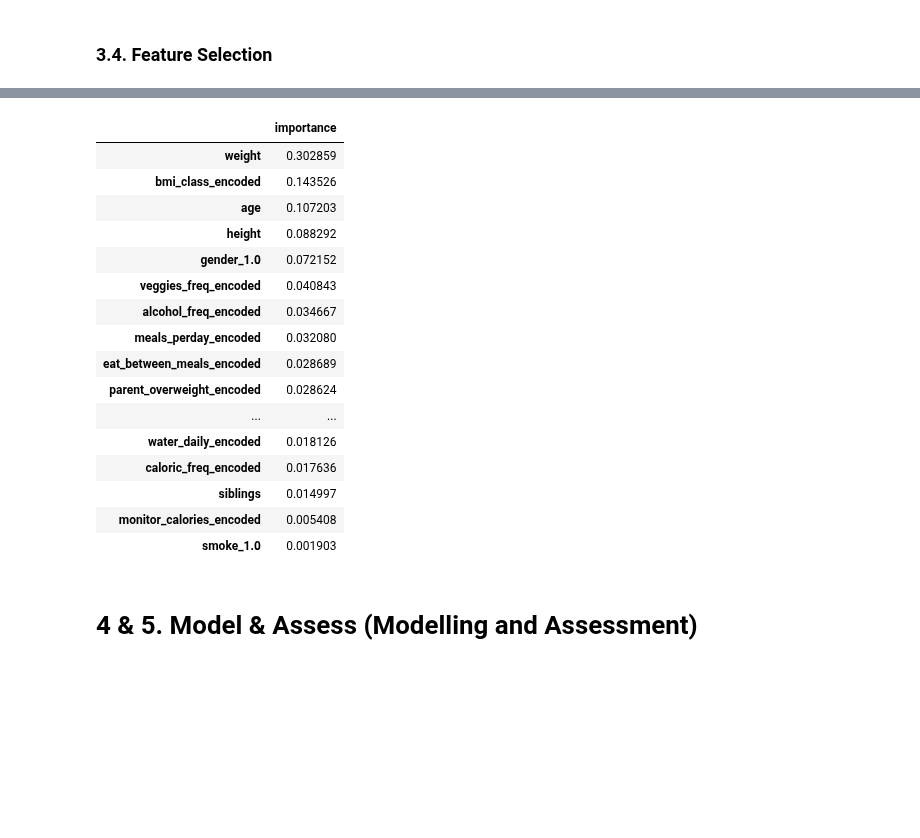
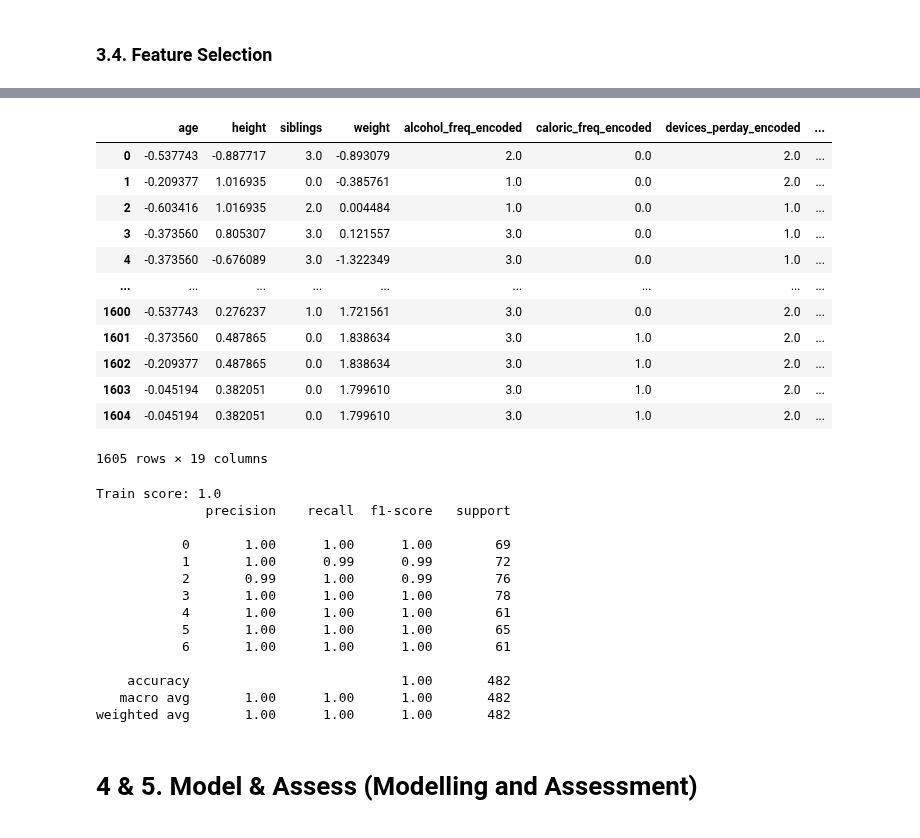
Before and after one commit to 0xMarc0s/IMS_ML_project, a Jupyter notebook: Project_Notebook_Template/Main Pipeline.ipynb, the cells around one changed output, grey strips where cells are left out. Cells and saved outputs as stored; diff of their text form; code cells hidden in the pictures; blank space fills up the shorter version.

Commit message:
added model score

```diff
--- a/Project_Notebook_Template/Main Pipeline.ipynb
+++ b/Project_Notebook_Template/Main Pipeline.ipynb
@@ -193,0 +189,20 @@ preprocessed_train.head(3)
+# %%
+preprocessed_train['obese_level'] = obesity_train['obese_level']
+
+label_encoder = LabelEncoder()
+preprocessed_train['obese_level'] = label_encoder.fit_transform(preprocessed_train['obese_level'])
+preprocessed_train
+# %% [output]
+|  | age | height | siblings | weight | alcohol_freq_encoded | caloric_freq_encoded | devices_perday_encoded | ... |
+| 0 | -0.537743 | -0.887717 | 3.0 | -0.893079 | 2.0 | 0.0 | 2.0 | ... |
+| 1 | -0.209377 | 1.016935 | 0.0 | -0.385761 | 1.0 | 0.0 | 2.0 | ... |
+| 2 | -0.603416 | 1.016935 | 2.0 | 0.004484 | 1.0 | 0.0 | 1.0 | ... |
+| 3 | -0.373560 | 0.805307 | 3.0 | 0.121557 | 3.0 | 0.0 | 1.0 | ... |
+| 4 | -0.373560 | -0.676089 | 3.0 | -1.322349 | 3.0 | 0.0 | 1.0 | ... |
+| ... | ... | ... | ... | ... | ... | ... | ... | ... |
+| 1600 | -0.537743 | 0.276237 | 1.0 | 1.721561 | 3.0 | 0.0 | 2.0 | ... |
+| 1601 | -0.373560 | 0.487865 | 0.0 | 1.838634 | 3.0 | 1.0 | 2.0 | ... |
+| 1602 | -0.209377 | 0.487865 | 0.0 | 1.838634 | 3.0 | 1.0 | 2.0 | ... |
+| 1603 | -0.045194 | 0.382051 | 0.0 | 1.799610 | 3.0 | 1.0 | 2.0 | ... |
+| 1604 | -0.045194 | 0.382051 | 0.0 | 1.799610 | 3.0 | 1.0 | 2.0 | ... |
+1605 rows × 19 columns
@@ -198,28 +215,23 @@ from sklearn.ensemble import RandomForestClassifier
 
 tree = RandomForestClassifier(random_state=42)
 
-tree.fit(preprocessed_train, obesity_train['obese_level']) # Fit
+rf = tree.fit(X_train, y_train) # Fit
 
-importances = tree.feature_importances_
+print(f"Train score: {rf.score(X_train, y_train)}")
 
-importances_df = pd.DataFrame(importances, index=preprocessed_train.columns, columns=['importance'])
-importances_df = importances_df.sort_values('importance', ascending=False)
-importances_df
+print(classification_report(y_val, rf.predict(X_val)))
 # %% [output]
-|  | importance |
-| weight | 0.302859 |
-| bmi_class_encoded | 0.143526 |
-| age | 0.107203 |
-| height | 0.088292 |
-| gender_1.0 | 0.072152 |
-| veggies_freq_encoded | 0.040843 |
-| alcohol_freq_encoded | 0.034667 |
-| meals_perday_encoded | 0.032080 |
-| eat_between_meals_encoded | 0.028689 |
-| parent_overweight_encoded | 0.028624 |
-| ... | ... |
-| water_daily_encoded | 0.018126 |
-| caloric_freq_encoded | 0.017636 |
-| siblings | 0.014997 |
-| monitor_calories_encoded | 0.005408 |
-| smoke_1.0 | 0.001903 |
+Train score: 1.0
+              precision    recall  f1-score   support
+
+           0       1.00      1.00      1.00        69
+           1       1.00      0.99      0.99        72
+           2       0.99      1.00      0.99        76
+           3       1.00      1.00      1.00        78
+           4       1.00      1.00      1.00        61
+           5       1.00      1.00      1.00        65
+           6       1.00      1.00      1.00        61
+
+    accuracy                           1.00       482
+   macro avg       1.00      1.00      1.00       482
+weighted avg       1.00      1.00      1.00       482
```
Also changed, not shown: parts of 4 cells of this notebook.
